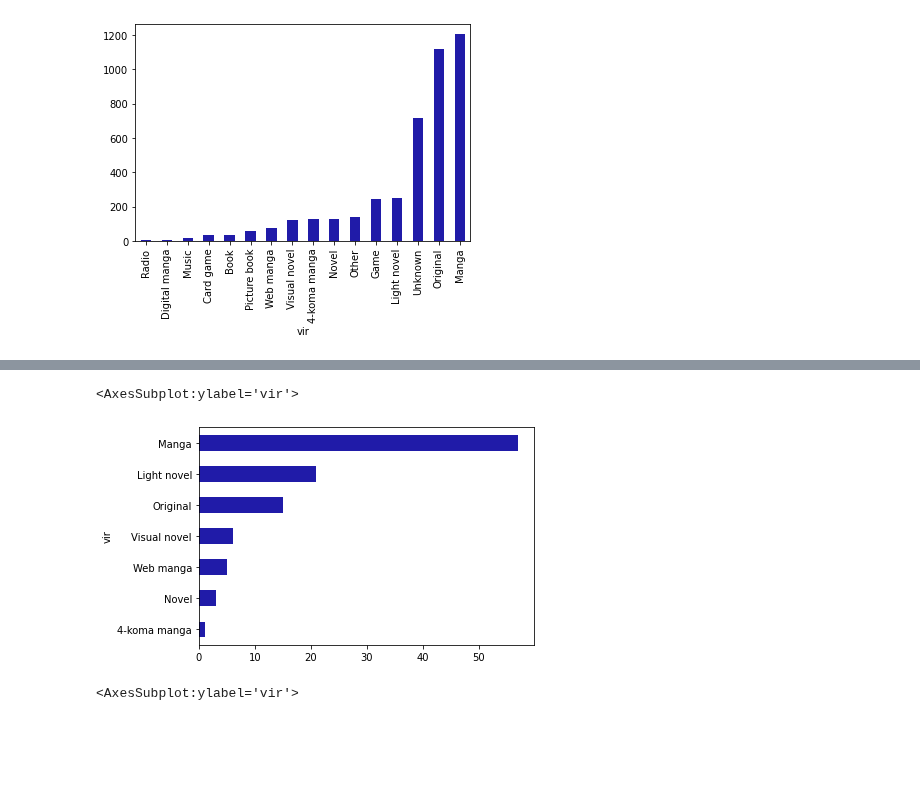
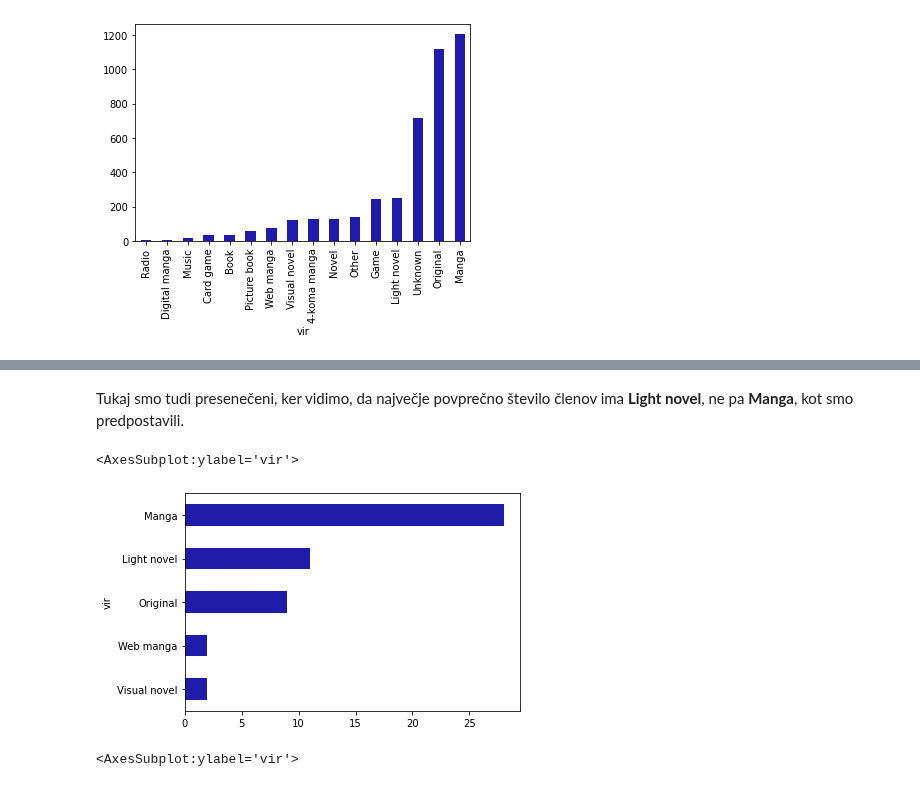
Before and after one commit to Teodora-Cvetkovic/Anime-filmi-in-serije, a Jupyter notebook: Anime_serije.ipynb, the cells around one changed output, grey strips where cells are left out. Saved outputs shown, nothing was run; the diff lists cells and outputs as text; code cells hidden in the pictures; blank space fills up the shorter version.

```diff
--- a/Anime_serije.ipynb
+++ b/Anime_serije.ipynb
@@ -164,3 +133,5 @@ najbolj_popularni
+# %%
+najbolj_popularni = animeji[animeji['stevilo_clenov'] >= 1000000]
 # %% [markdown]
 ***
 # %% [markdown]
@@ -495,8 +238,10 @@ Kaj je z našimi dobri in najboljši animeji?
+# %% [markdown]
+Tukaj smo tudi presenečeni, ker vidimo, da največje povprečno število členov ima **Light novel**, ne pa **Manga**, kot smo predpostavili.
 # %%
-novi_dobri_animeji.groupby('vir').size().sort_values().plot.barh(color='#201ba8')
+najbolj_popularni.groupby('vir').size().sort_values().plot.barh(color='#201ba8')
 # %% [output]
 <AxesSubplot:ylabel='vir'>
-[figure, old version]
+[figure, new version]
 # %%
 najboljsi_animeji.groupby('vir').size().sort_values().plot.barh(color='#201ba8')
 # %% [output]
```
Also changed, not shown: parts of 389 cells of this notebook, 3 other files.
